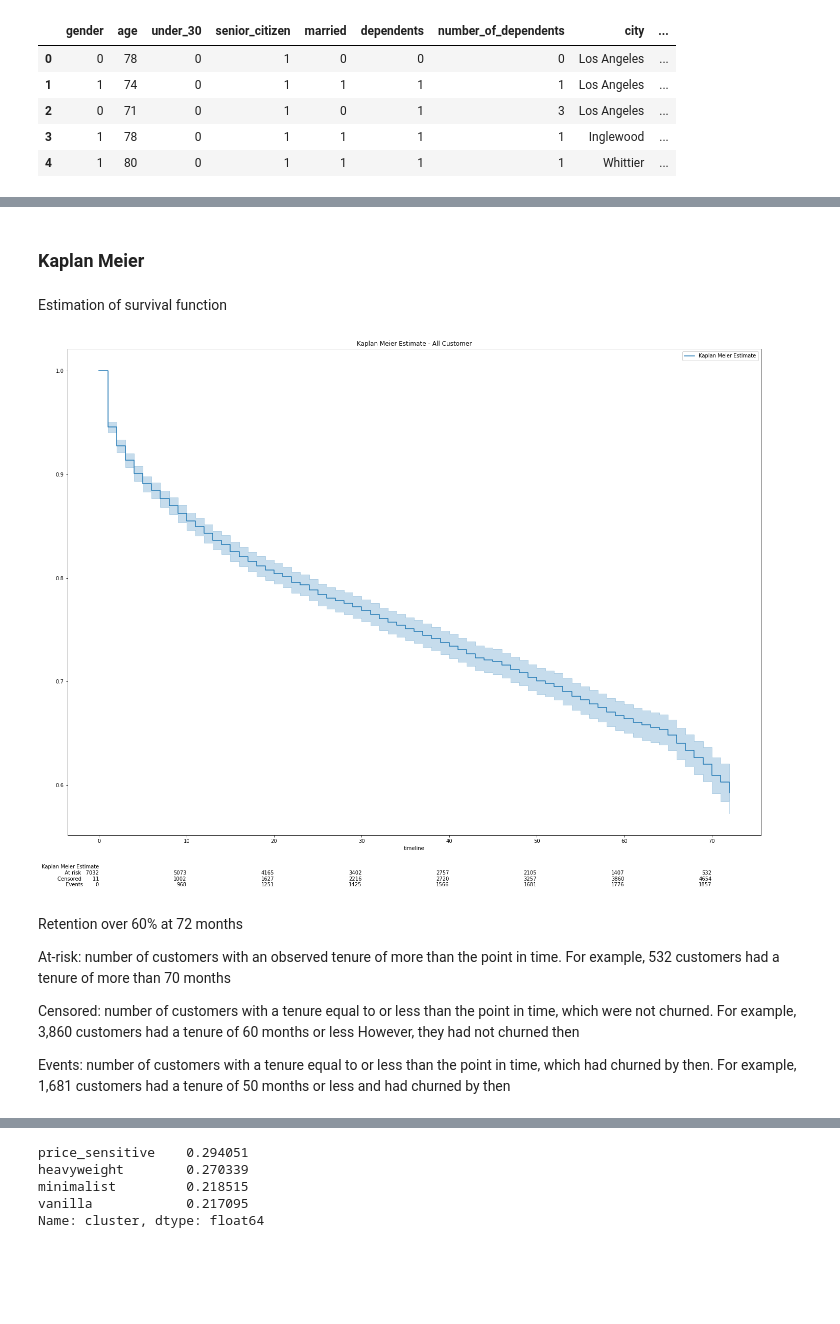
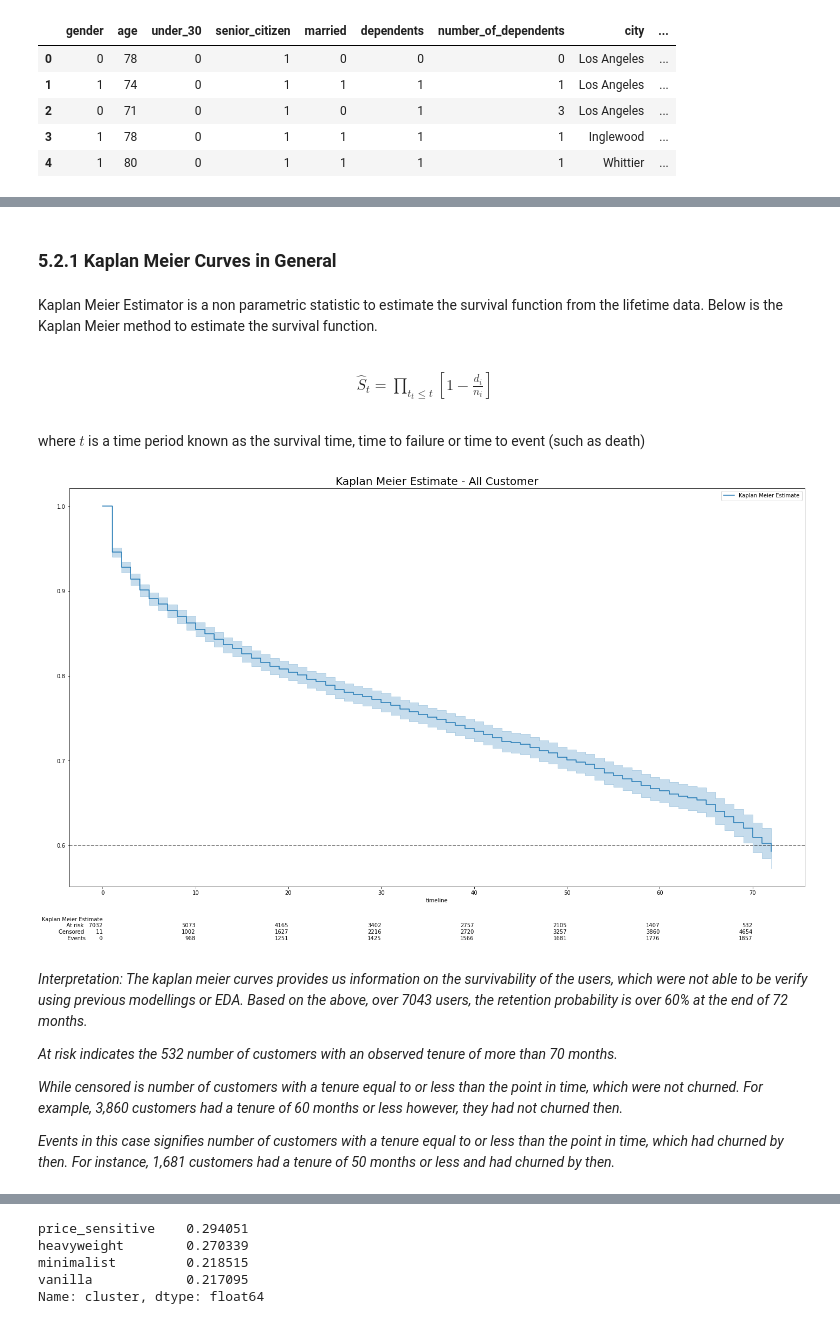
Before and after one commit to JeanLiew/Customer_Attrition_Model, a Jupyter notebook: code/05_Survival Analysis.ipynb, the cells around one changed output, grey strips where cells are left out. Cells and saved outputs as stored; diff of their text form; code cells hidden in the pictures; blank space fills up the shorter version.

```diff
--- a/code/05_Survival Analysis.ipynb
+++ b/code/05_Survival Analysis.ipynb
@@ -37,32 +48,40 @@ measures the estimated death with right censorship
 # %% [markdown]
-### Kaplan Meier
+### 5.2.1 Kaplan Meier Curves in General
 # %% [markdown]
-Estimation of survival function
+Kaplan Meier Estimator is a non parametric statistic to estimate the survival function from the lifetime data. Below is the Kaplan Meier method to estimate the survival function.
+# %% [markdown]
+\begin{align*}
+\hat S_{t} = \prod_{t_{t}\leq t}[1 - \frac{d_{i}}{n_{i}}]
+\end{align*}
+# %% [markdown]
+where $t$ is a time period known as the survival time, time to failure or time to event (such as death)
 # %%
 duration = telco['tenure_months']
 event_observed = telco['customer_status']
 
 # instantiate km
 km = KaplanMeierFitter()
 
 #plot figure
-plt.figure(figsize=(20,15))
+plt.figure(figsize=(20,12))
 # Fit
 km.fit(duration, event_observed,label='Kaplan Meier Estimate')
 
 # Create an estimate
 km.plot_survival_function(at_risk_counts=True)
 
-plt.title('Kaplan Meier Estimate - All Customer')
+plt.title('Kaplan Meier Estimate - All Customer',fontsize=20)
+plt.axhline(y=0.6, linestyle='--',alpha=0.6, c='k')
+plt.savefig('../images/surv_kmf_all.png')
 plt.show()
 # %% [output]
-[figure, old version]
+[figure, new version]
 # %% [markdown]
-Retention over 60% at 72 months
+*Interpretation: The kaplan meier curves provides us information on the survivability of the users, which were not able to be verify using previous modellings or EDA. Based on the above, over 7043 users, the retention probability is over 60% at the end of 72 months.*
 
-At-risk: number of customers with an observed tenure of more than the point in time. For example, 532 customers had a tenure of more than 70 months
+*At risk indicates the 532 number of customers with an observed tenure of more than 70 months.*
 
-Censored: number of customers with a tenure equal to or less than the point in time, which were not churned. For example, 3,860 customers had a tenure of 60 months or less However, they had not churned then
+*While censored is number of customers with a tenure equal to or less than the point in time, which were not churned. For example, 3,860 customers had a tenure of 60 months or less however, they had not churned then.*
 
-Events: number of customers with a tenure equal to or less than the point in time, which had churned by then. For example, 1,681 customers had a tenure of 50 months or less and had churned by then
+*Events in this case signifies number of customers with a tenure equal to or less than the point in time, which had churned by then. For instance, 1,681 customers had a tenure of 50 months or less and had churned by then.*
 # %% [markdown]
```
Also changed, not shown: parts of 26 cells of this notebook, 19 other files.
